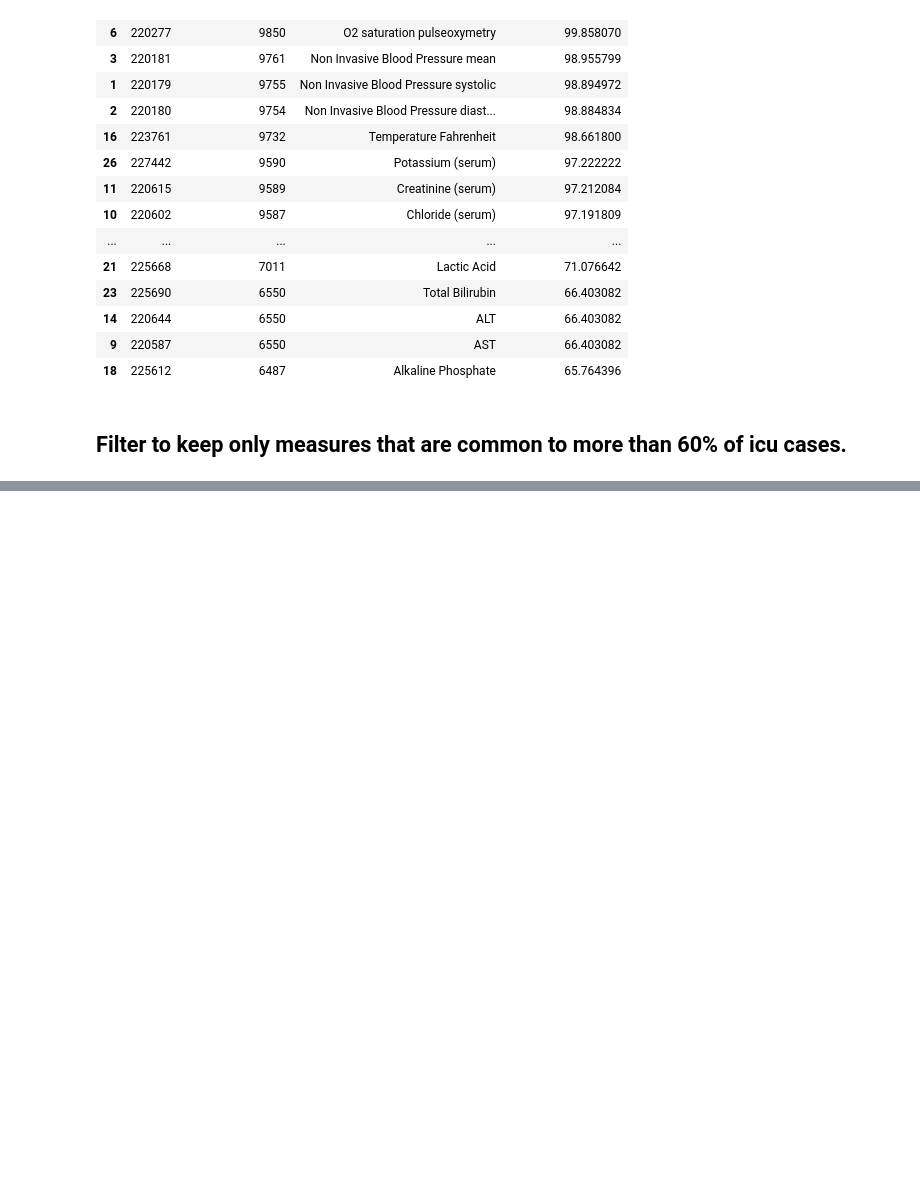
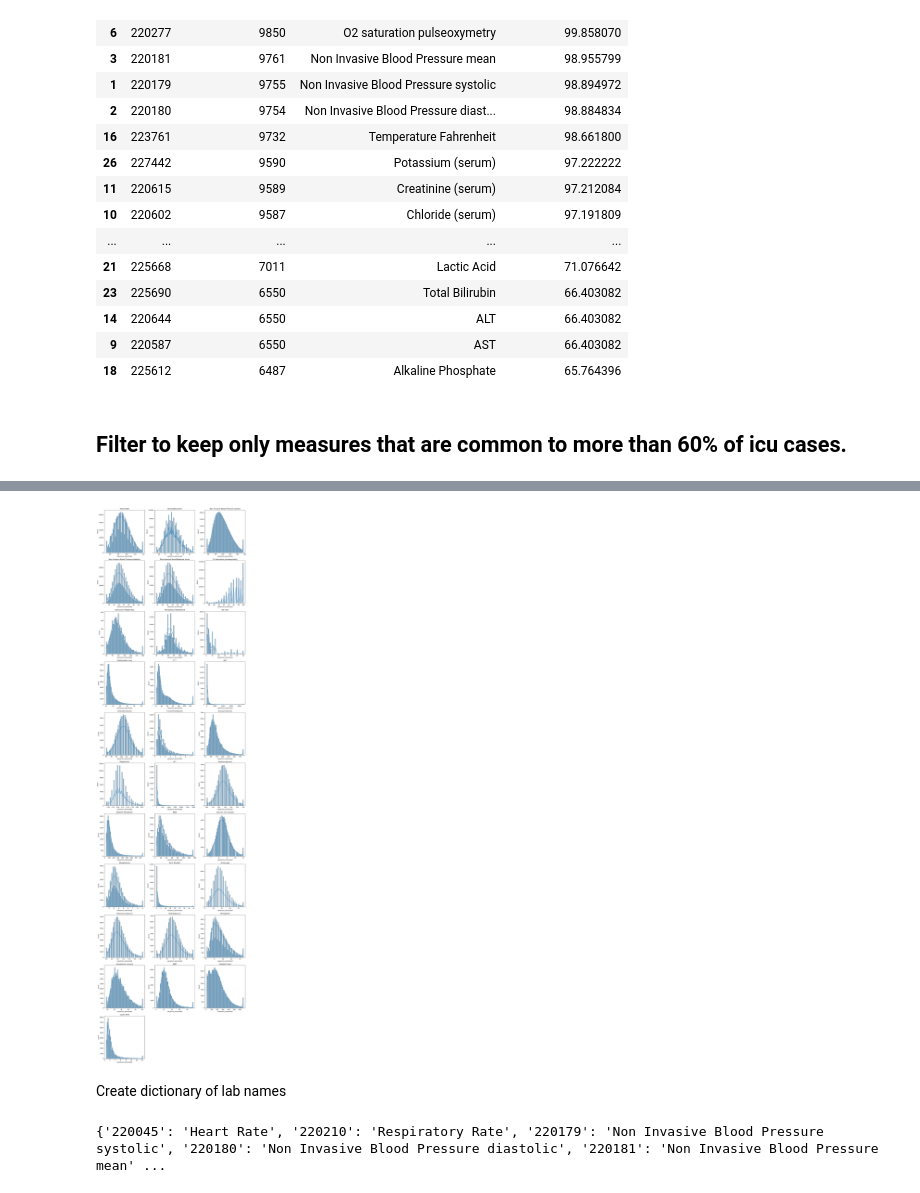
Before and after one commit to shaunaheron2/MIMIC-FINAL, a Jupyter notebook: preAnndataProcessing.ipynb, the cells around one changed output, grey strips where cells are left out. Cells and saved outputs as stored; diff of their text form; code cells hidden in the pictures; blank space fills up the shorter version.

```diff
--- a/preAnndataProcessing.ipynb
+++ b/preAnndataProcessing.ipynb
@@ -127,3 +144,12 @@ icd_diagnoses_df.loc[
 ] = "Posoning, Injury or External"
 # %%
 icd_diagnoses_df.drop(columns=['new_icd_code'], inplace=True)
+# %%
+icu_stay_df = icu_stay_df.rename(columns={'label':'hospital_death'})
+# %%
+# Convert to datetime
+icu_stay_df['intime'] = pd.to_datetime(icu_stay_df['intime'])
+icu_stay_df['outtime'] = pd.to_datetime(icu_stay_df['outtime'])
+
+# Calculate Length of Stay (LOS) in **hrs**
+icu_stay_df['los'] = (icu_stay_df['outtime'] - icu_stay_df['intime']).dt.total_seconds() / 3600 #(60 * 60 * 24) for days
@@ -301,9 +499,0 @@ Cleaning
-# %%
-from scipy.stats.mstats import winsorize
-
-# Winsorize function (applies to each group of itemid)
-def winsorize_series(series):
-    return winsorize(series, limits=[0.01, 0.01])  # Trim 1% from both tails
-
-# Apply winsorization per itemid
-icd_chart_df2["valuenum"] = icd_chart_df2.groupby("itemid")["valuenum"].transform(lambda x: winsorize_series(x))
@@ -566,0 +576,52 @@ None
+# %%
+import matplotlib.pyplot as plt
+import seaborn as sns
+
+# Get the unique itemids for visualization
+unique_itemids = icd_chart_df2["itemid"].unique()
+
+# Set up subplots
+num_items = len(unique_itemids)
+num_cols = 3  # Display 3 plots per row
+num_rows = (num_items // num_cols) + (1 if num_items % num_cols != 0 else 0)
+
+fig, axes = plt.subplots(num_rows, num_cols, figsize=(15, num_rows * 5))
+
+# Flatten axes array for easier indexing
+axes = axes.flatten()
+
+# Plot distributions for each itemid
+for i, itemid in enumerate(unique_itemids):
+    ax = axes[i]
+
+    # Get label associated with the itemid, handling missing values
+    label_row = icd_chart_df2.loc[icd_chart_df2["itemid"] == itemid, "label"]
+    label = label_row.iloc[0] if not label_row.isna().all() else f"ItemID: {itemid}"  # Fallback if label is NaN
+
+    # Plot distribution
+    sns.histplot(icd_chart_df2[icd_chart_df2["itemid"] == itemid]["valuenum_winsorized"], bins=50, kde=True, ax=ax)
+    ax.set_title(f"{label}")  # Use label if available
+
+# Hide any unused subplots
+for j in range(i + 1, len(axes)):
+    fig.delaxes(axes[j])
+
+plt.tight_layout()
+plt.show()
+# %% [output]
+[figure, added]
+# %% [markdown]
+Create dictionary of lab names
+# %%
+lab_summary_df.describe()
+
+# Create a dictionary mapping itemid to lab test names from the long dataset
+id_to_name = icd_chart_df2.set_index("itemid")["label"].to_dict()
+
+# Ensure unique mapping (if duplicate labels exist for an itemid, take the first occurrence)
+id_to_name = {k: v for k, v in id_to_name.items() if pd.notna(v)}
+
+# Example output: {50820: "Sodium (serum)", 50902: "Glucose (serum)", ...}
+print(id_to_name)
+# %% [output]
+{'220045': 'Heart Rate', '220210': 'Respiratory Rate', '220179': 'Non Invasive Blood Pressure systolic', '220180': 'Non Invasive Blood Pressure diastolic', '220181': 'Non Invasive Blood Pressure mean' ...
```
Also changed, not shown: parts of 80 cells of this notebook.
